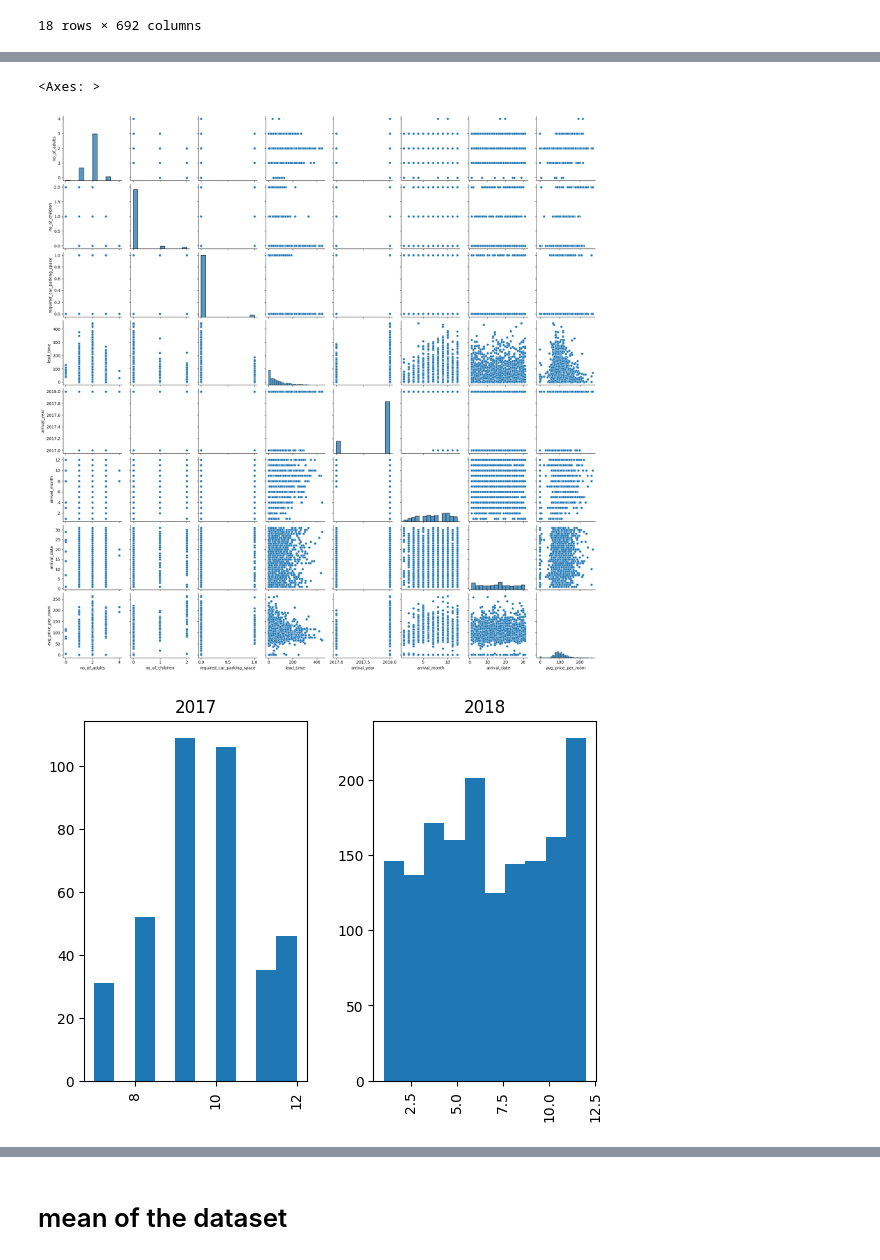
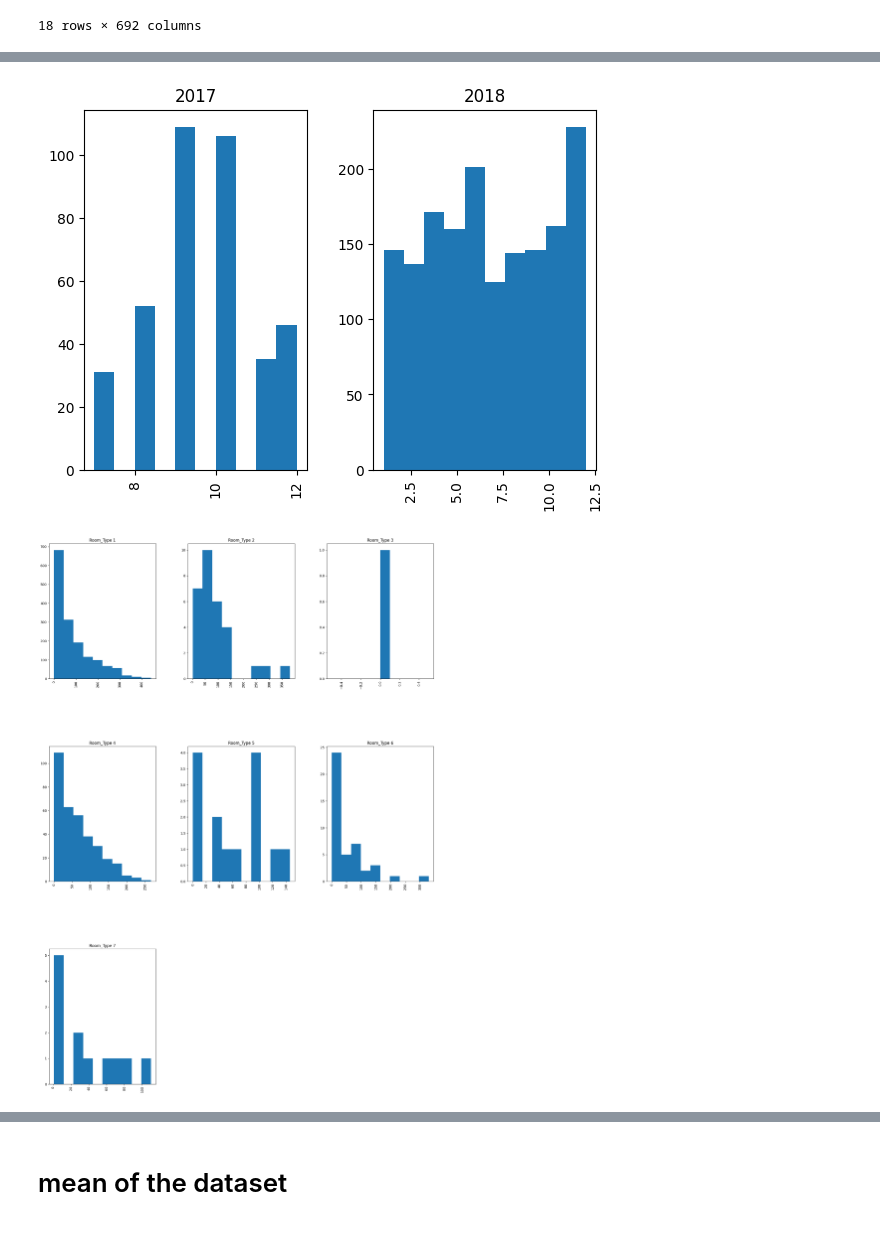
Before and after one commit to am5nj/Hotel-reservations-, a Jupyter notebook: hotel_reservtion.ipynb, the cells around one changed output, grey strips where cells are left out. Cells and saved outputs as stored; diff of their text form; code cells hidden in the pictures.

```diff
--- a/hotel_reservtion.ipynb
+++ b/hotel_reservtion.ipynb
@@ -79,17 +79,8 @@ pd.pivot_table(mydata,'arrival_date', index=['arrival_year', 'arrival_month'],
 |  | 12 | NaN | NaN | NaN | NaN | NaN | NaN | NaN | NaN | ... |
 18 rows × 692 columns
 # %%
-sns.pairplot(mydata)
-
-mydata['arrival_date'].mean()
-
-sns.distplot(mydata['arrival_date'])
 
 mydata.hist(by='arrival_year',column = 'arrival_month')
 
 mydata.hist(by='room_type_reserved',column = 'lead_time', figsize=(20,30))
-
-corr = mydata.corr()
-
-sns.heatmap(corr, annot=True)
 # %% [output]
@@ -105,3 +95,2 @@ https://gist.github.com/mwaskom/de44147ed2974457ad6372750bbe5751
-<Axes: >
-[figure, old version]
+[figure, new version]
-[figure, old version]
+[figure, new version]
```
Also changed, not shown: parts of 6 cells of this notebook.
